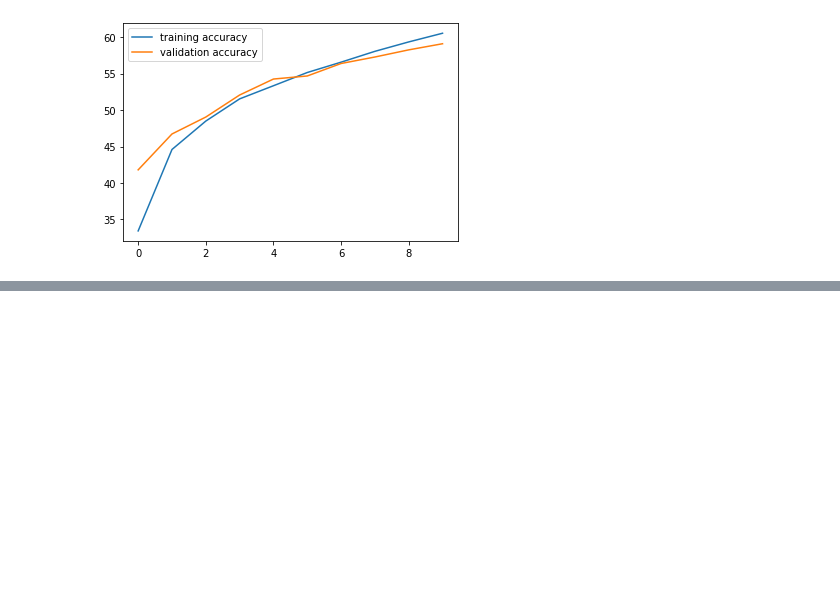
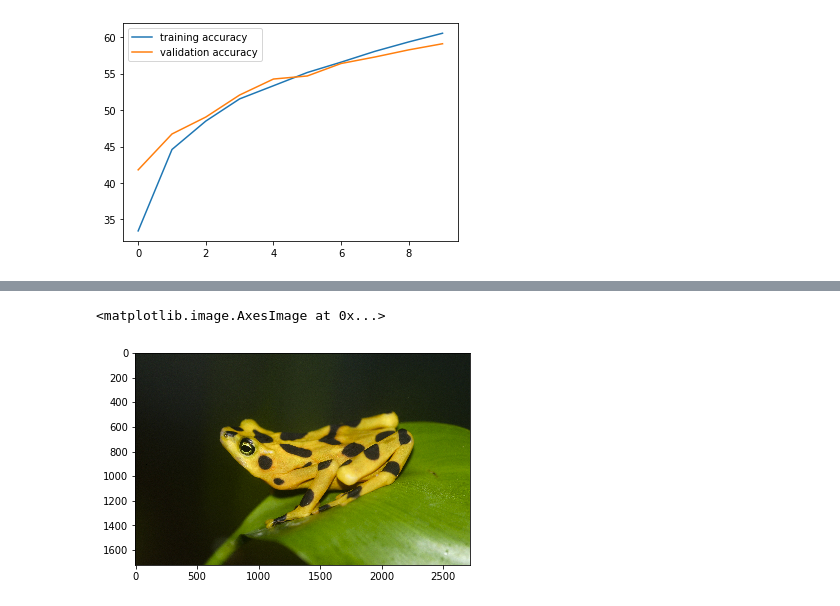
Before and after one commit to SokichiFujita/PyTorch-for-Deep-Learning-and-Computer-Vision, a Jupyter notebook: Chapter9_CIFAR_10_Classification_Before_Hyperparameter_Tuning.ipynb, the cells around one changed output, grey strips where cells are left out. Drawn from its saved outputs; the diff is of its cells as text; code cells hidden in the pictures; blank space fills up the shorter version.

```diff
--- a/Chapter9_CIFAR_10_Classification_Before_Hyperparameter_Tuning.ipynb
+++ b/Chapter9_CIFAR_10_Classification_Before_Hyperparameter_Tuning.ipynb
@@ -188,0 +196,8 @@ plt.legend()
+# %%
+url = 'https://upload.wikimedia.org/wikipedia/commons/5/55/Atelopus_zeteki1.jpg'
+response = requests.get(url, stream = True)
+img = Image.open(response.raw)
+plt.imshow(img)
+# %% [output]
+<matplotlib.image.AxesImage at 0x...>
+[figure, added]
```
Also changed, not shown: parts of 5 cells of this notebook.
